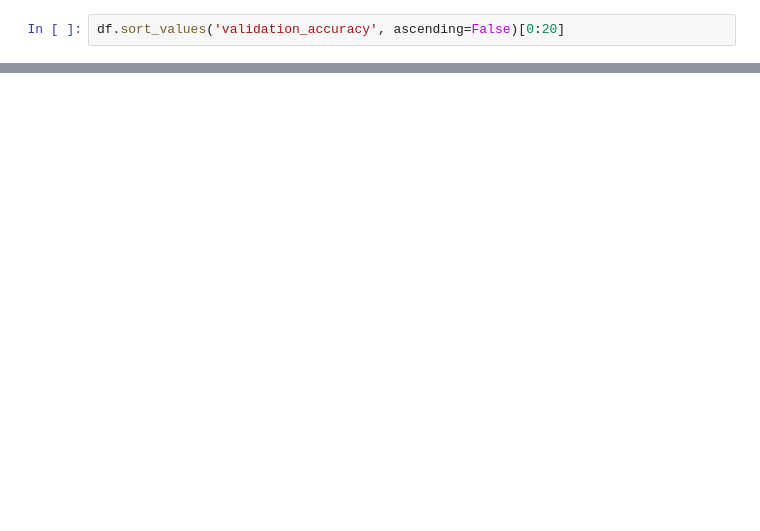
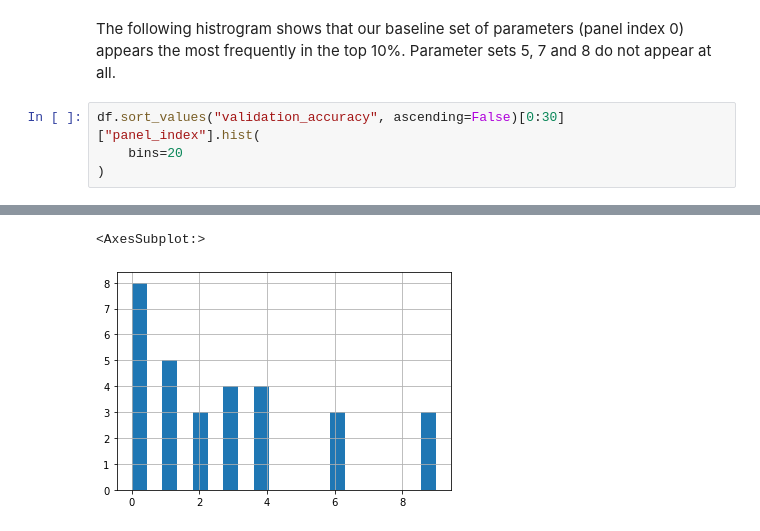
Before and after one commit to RERobbins/mids_w207_summer_22_Richard_Robbins, a Jupyter notebook: submissions/results_analysis.ipynb, the cells around one changed output, grey strips where cells are left out. Saved outputs shown, nothing was run; the diff lists cells and outputs as text; blank space fills up the shorter version.

```diff
--- a/submissions/results_analysis.ipynb
+++ b/submissions/results_analysis.ipynb
@@ -167,3 +100,7 @@ df.groupby('panel_index', as_index=False)['validation_accuracy'].mean().sort_val
+# %% [markdown]
+The following histrogram shows that our baseline set of parameters (panel index 0) appears the most frequently in the top 10%.  Parameter sets 5, 7 and 8 do not appear at all.
 # %%
-df.sort_values('validation_accuracy', ascending=False)[0:20]
+df.sort_values("validation_accuracy", ascending=False)[0:30]["panel_index"].hist(
+    bins=20
+)
 # %% [output]
@@ -186,0 +107,2 @@ df.sort_values('validation_accuracy', ascending=False)[0:20]
+<AxesSubplot:>
+[figure, added]
```
Also changed, not shown: parts of 24 cells of this notebook, 4 other files.
